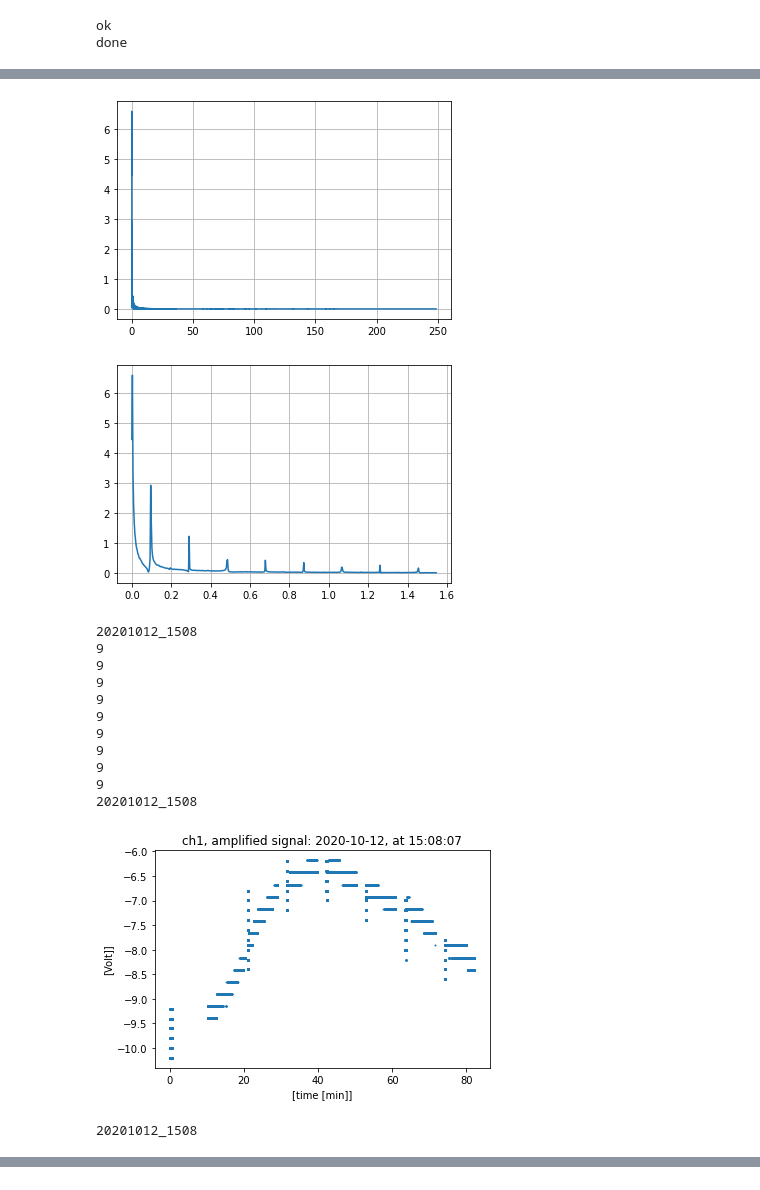
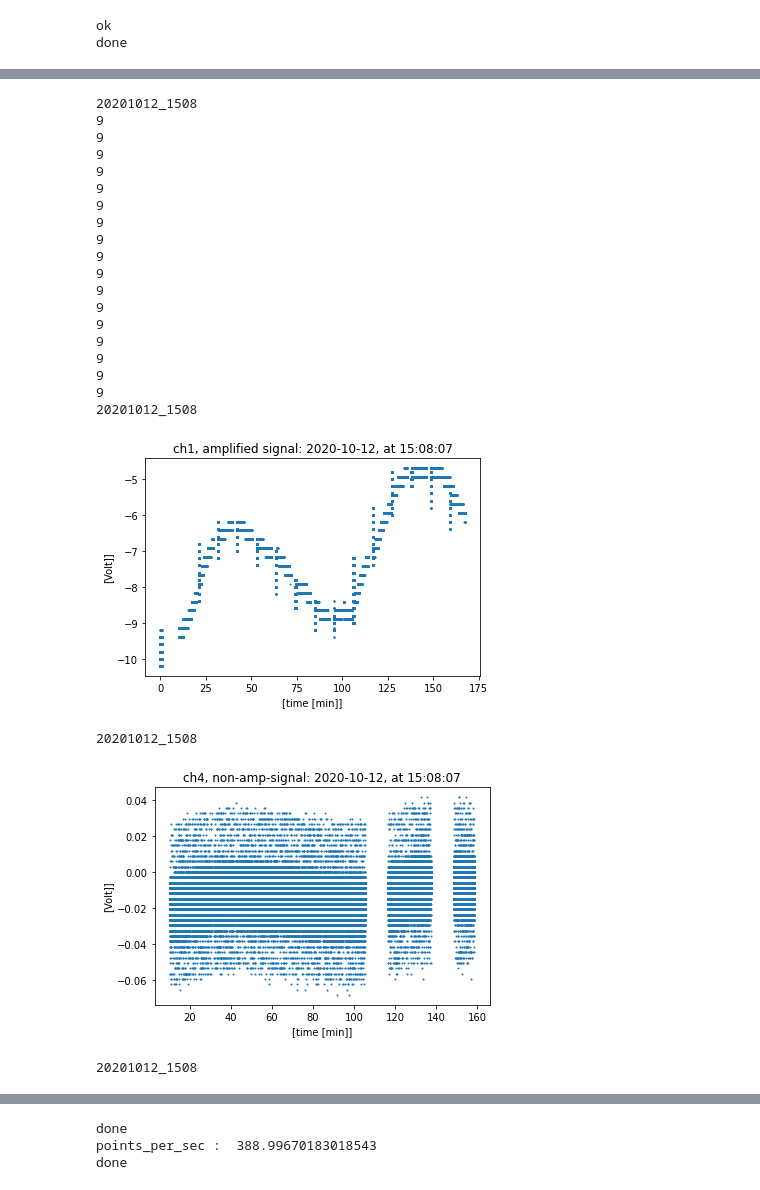
Before and after one commit to EinavGry/Lab---precision-measurements, a Jupyter notebook: analysing_freq.ipynb, the cells around one changed output, grey strips where cells are left out. Drawn from its saved outputs; the diff is of its cells as text; code cells hidden in the pictures.

```diff
--- a/analysing_freq.ipynb
+++ b/analysing_freq.ipynb
@@ -189,42 +369,55 @@ done
-# %%
-# t [sec],    x[Volts]
-ft,fx = draw_fft(t_vec_s,data_vec)
-here = 500
-plt.plot(ft[:here], fx[:here])
-plt.grid()
-plt.show()
-# %% [output]
-[figure, removed]
-[figure, removed]
 # %%
 # 20201012_1508
 
 # set path to get data
 pickle_path = get_pickle_path(repo_path)
 os.chdir(pickle_path)
 
 file_name = "data_20201012_1507.pickle"
-t1 ,x1,t3,x3,t4,x4 = open_from_pickle(file_name)
-t_vec_s = ([var*60 for var in t1]) #t vec in [seconds]
-data_vec = x
-ft,fx = draw_fft(t_vec_s,data_vec)
-here = 500
-plt.plot(ft[:here], fx[:here])
-plt.grid()
-plt.show()
+t1 ,x1,t3,x3,t4,x4,start_time = open_from_pickle(file_name)
+# t_vec_s = ([var*60 for var in t1]) #t vec in [seconds]
+# data_vec = x
+# ft,fx = draw_fft(t_vec_s,data_vec)
+# here = 500
+# plt.plot(ft[:here], fx[:here])
+# plt.grid()
+# plt.show()
 
 round_done(repo_path)
+
+
+points_per_sec = len(x1)/(t1[-1]*60)
+print("points_per_sec : " ,points_per_sec)
+new_x = []
+new_t = []
+for i in range(len(x)-len(x)%100):
+    avg_150 = np.mean(x1[i:i+150])
+    time_150 = np.mean(t1[i:i+150])
+    new_x.append(avg_150)
+    new_t.append(time_150)
+    i = i+150
+print("done")
 # %% [output]
 20201012_1508
 9
 9
 9
 9
 9
 9
 9
 9
 9
+9
+9
+9
+9
+9
+9
+9
+9
 20201012_1508
-[figure, old version]
+[figure, new version]
 20201012_1508
+[figure, added]
+20201012_1508
@@ -230,0 +425,3 @@ round_done(repo_path)
+done
+points_per_sec :  388.99670183018543
+done
```
Also changed, not shown: parts of 9 cells of this notebook, 1 other file.
